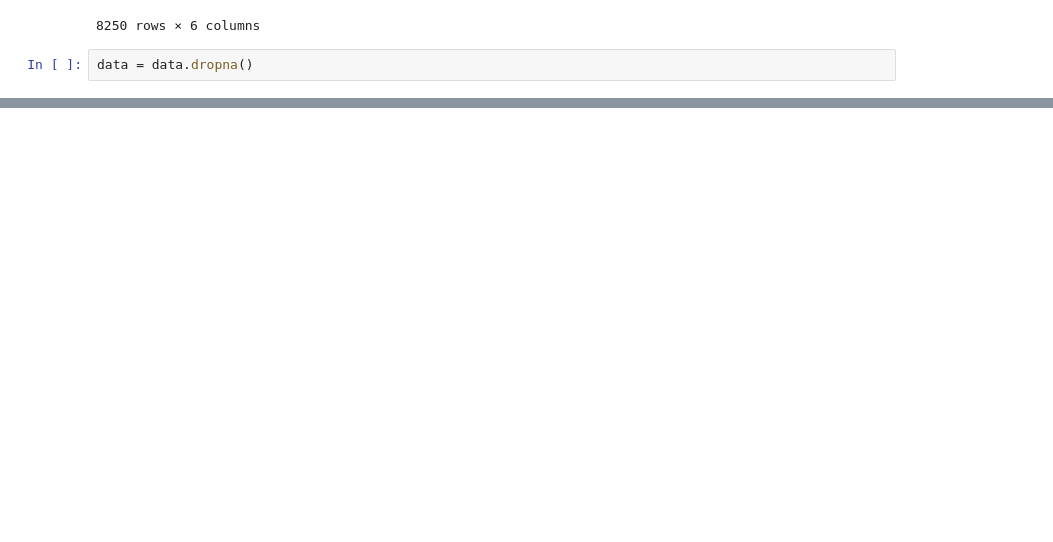
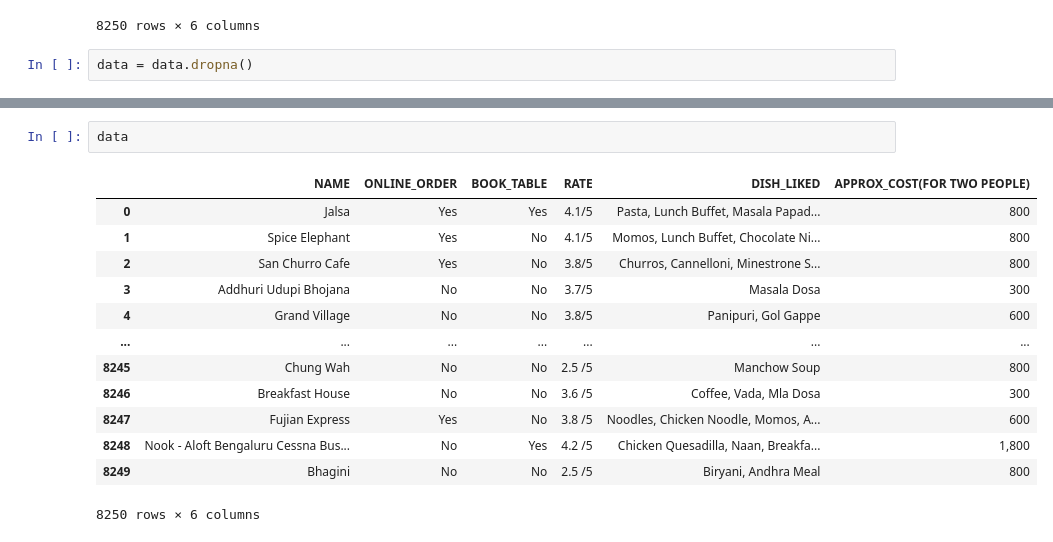
Before and after one commit to VivekBardava-OG/Data-Cleaning-Practice, a Jupyter notebook: Zomato data set/notebook.ipynb, the cells around one changed output, grey strips where cells are left out. Drawn from its saved outputs; the diff is of its cells as text; blank space fills up the shorter version.

```diff
--- a/Zomato data set/notebook.ipynb
+++ b/Zomato data set/notebook.ipynb
@@ -228,0 +254,16 @@ data = data.dropna()
+# %%
+data
+# %% [output]
+|  | NAME | ONLINE_ORDER | BOOK_TABLE | RATE | DISH_LIKED | APPROX_COST(FOR TWO PEOPLE) |
+| 0 | Jalsa | Yes | Yes | 4.1/5 | Pasta, Lunch Buffet, Masala Papad... | 800 |
+| 1 | Spice Elephant | Yes | No | 4.1/5 | Momos, Lunch Buffet, Chocolate Ni... | 800 |
+| 2 | San Churro Cafe | Yes | No | 3.8/5 | Churros, Cannelloni, Minestrone S... | 800 |
+| 3 | Addhuri Udupi Bhojana | No | No | 3.7/5 | Masala Dosa | 300 |
+| 4 | Grand Village | No | No | 3.8/5 | Panipuri, Gol Gappe | 600 |
+| ... | ... | ... | ... | ... | ... | ... |
+| 8245 | Chung Wah | No | No | 2.5 /5 | Manchow Soup | 800 |
+| 8246 | Breakfast House | No | No | 3.6 /5 | Coffee, Vada, Mla Dosa | 300 |
+| 8247 | Fujian Express | Yes | No | 3.8 /5 | Noodles, Chicken Noodle, Momos, A... | 600 |
+| 8248 | Nook - Aloft Bengaluru Cessna Bus... | No | Yes | 4.2 /5 | Chicken Quesadilla, Naan, Breakfa... | 1,800 |
+| 8249 | Bhagini | No | No | 2.5 /5 | Biryani, Andhra Meal | 800 |
+8250 rows × 6 columns
```
Also changed, not shown: parts of 3 cells of this notebook.
